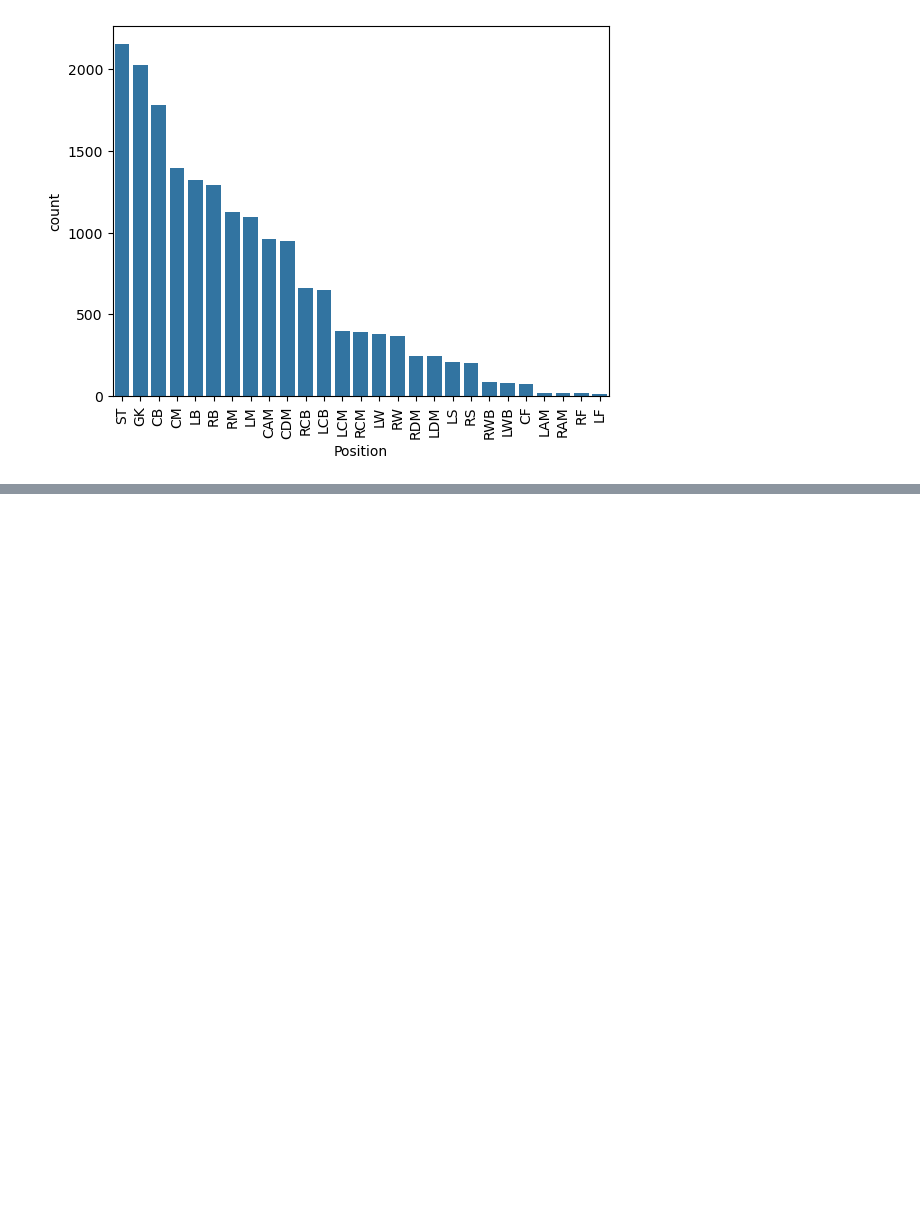
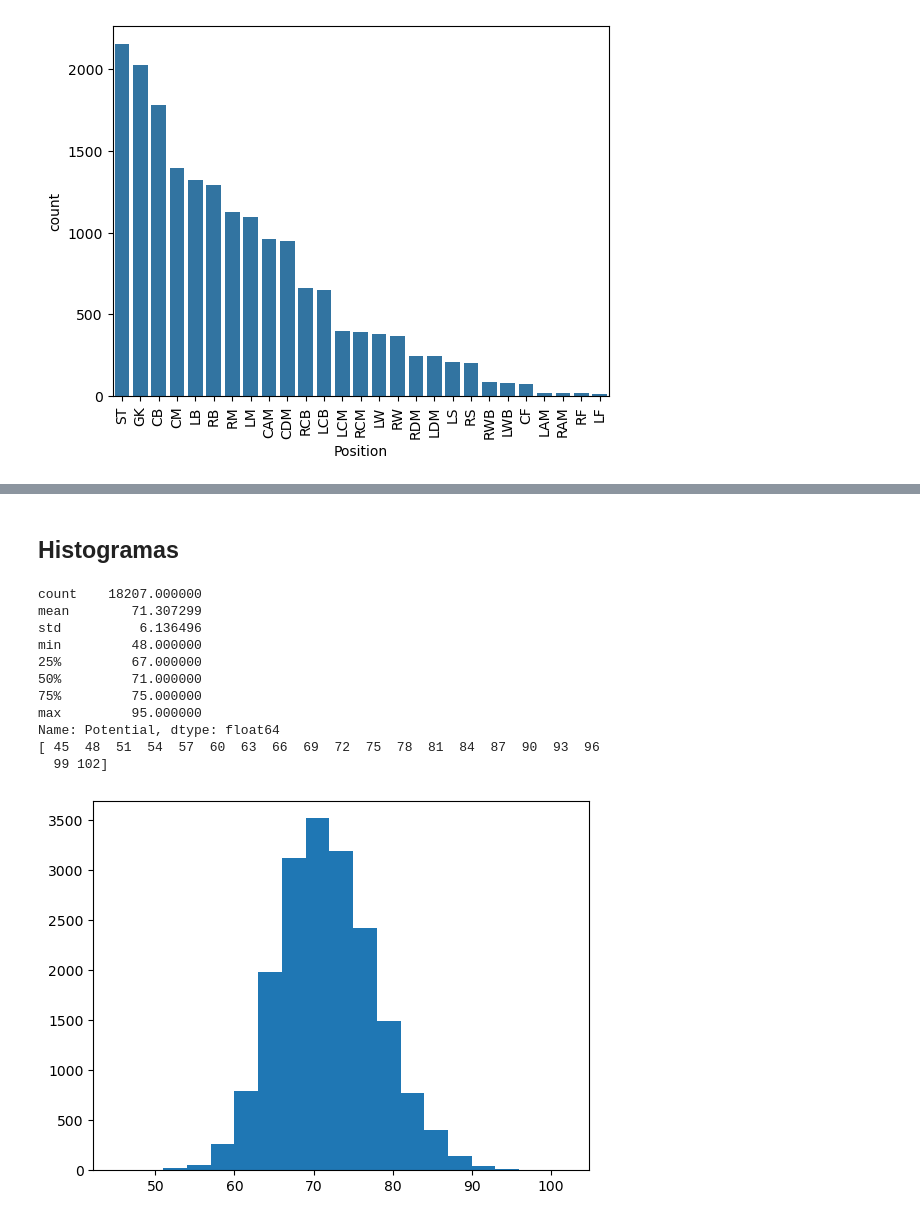
Before and after one commit to shashinvision/IA, a Jupyter notebook: Jupyter NB/03 metaploitlib and seaborn.ipynb, the cells around one changed output, grey strips where cells are left out. Saved outputs shown, nothing was run; the diff lists cells and outputs as text; code cells hidden in the pictures; blank space fills up the shorter version.

```diff
--- a/Jupyter NB/03 metaploitlib and seaborn.ipynb
+++ b/Jupyter NB/03 metaploitlib and seaborn.ipynb
@@ -97,0 +164,23 @@ plt.xticks(rotation = 90)
+# %% [markdown]
+## Histogramas
+# %%
+import numpy as np
+
+print(df['Potential'].describe())
+
+bins_base = np.arange(45, df['Potential'].max() + 10, 3)
+print(bins_base)
+plt.hist( data = df, x = 'Potential', bins = bins_base);
+# %% [output]
+count    18207.000000
+mean        71.307299
+std          6.136496
+min         48.000000
+25%         67.000000
+50%         71.000000
+75%         75.000000
+max         95.000000
+Name: Potential, dtype: float64
+[ 45  48  51  54  57  60  63  66  69  72  75  78  81  84  87  90  93  96
+  99 102]
+[figure, added]
```
Also changed, not shown: parts of 6 cells of this notebook.
